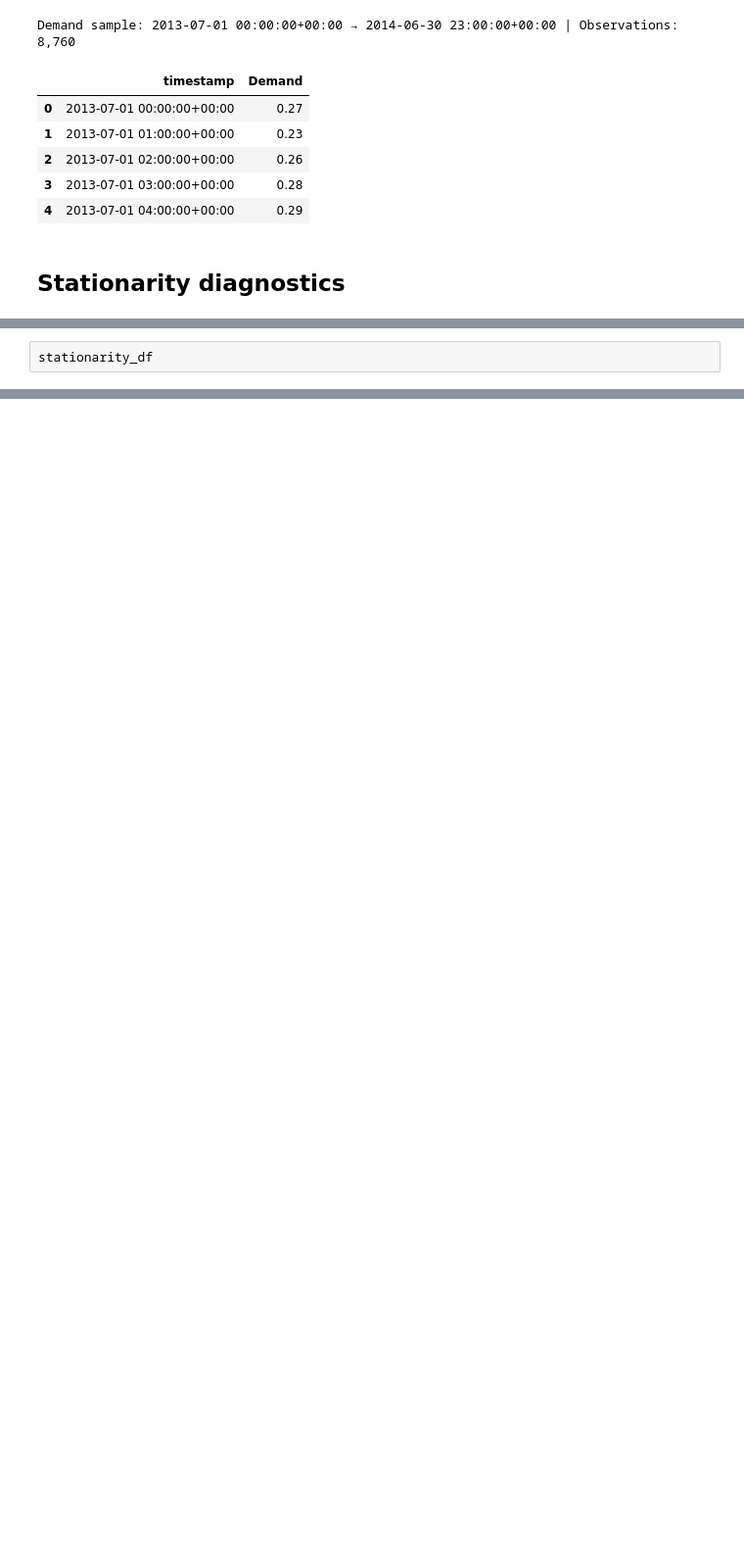
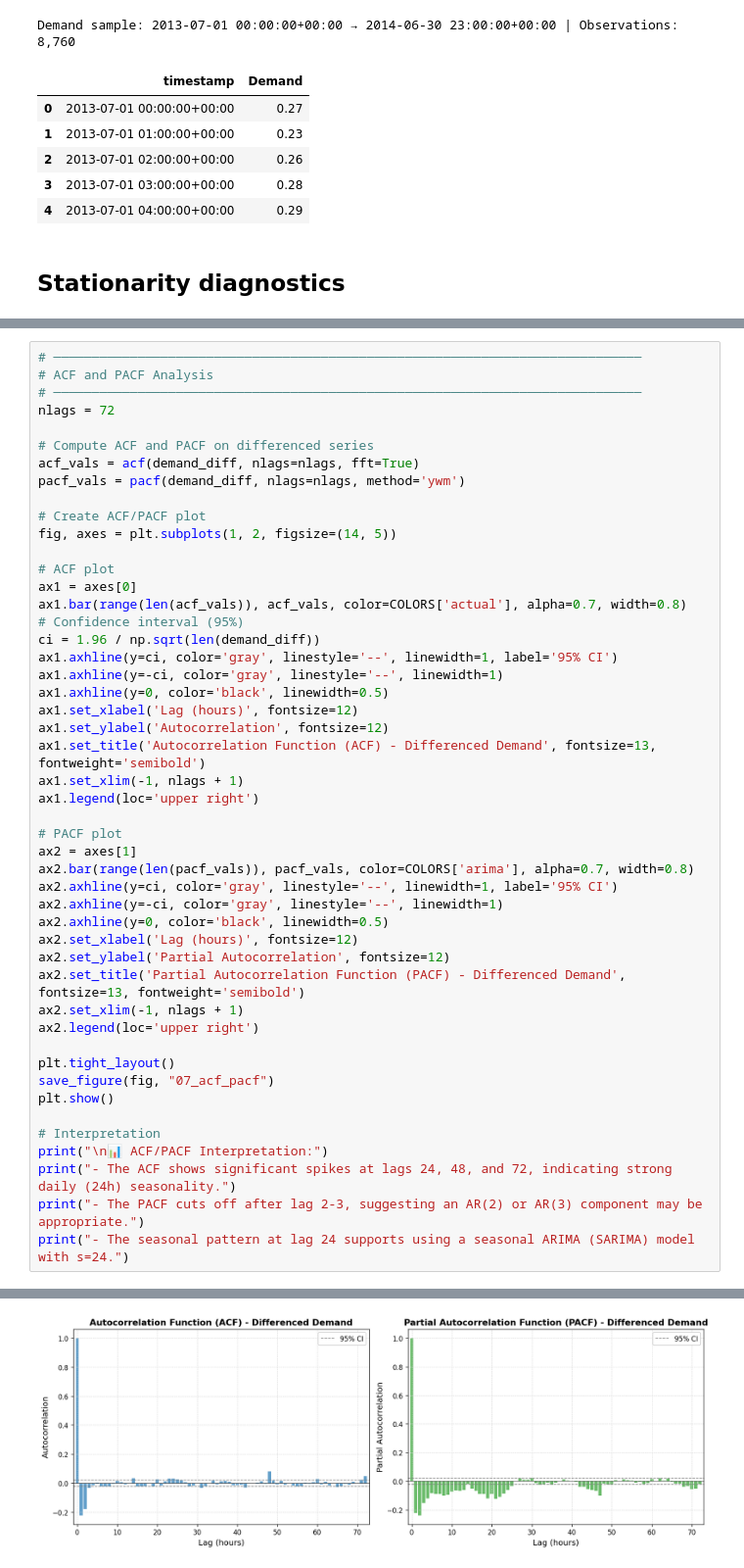
Before and after one commit to samuel29102002/Energy_Data_Science, a Jupyter notebook: notebooks/07_stats_models_ARMA.ipynb, the cells around one changed output, grey strips where cells are left out. Shown at 98% size. Cells and saved outputs as stored; diff of their text form; blank space fills up the shorter version.

```diff
--- a/notebooks/07_stats_models_ARMA.ipynb
+++ b/notebooks/07_stats_models_ARMA.ipynb
@@ -129,3 +147,49 @@ Please upgrade Kaleido to version 1.0.0 or greater (`pip install 'kaleido>=1.0.0
 # %%
-stationarity_df
+# ─────────────────────────────────────────────────────────────────────────────
+# ACF and PACF Analysis
+# ─────────────────────────────────────────────────────────────────────────────
+nlags = 72
+
+# Compute ACF and PACF on differenced series
+acf_vals = acf(demand_diff, nlags=nlags, fft=True)
+pacf_vals = pacf(demand_diff, nlags=nlags, method='ywm')
+
+# Create ACF/PACF plot
+fig, axes = plt.subplots(1, 2, figsize=(14, 5))
+
+# ACF plot
+ax1 = axes[0]
+ax1.bar(range(len(acf_vals)), acf_vals, color=COLORS['actual'], alpha=0.7, width=0.8)
+# Confidence interval (95%)
+ci = 1.96 / np.sqrt(len(demand_diff))
+ax1.axhline(y=ci, color='gray', linestyle='--', linewidth=1, label='95% CI')
+ax1.axhline(y=-ci, color='gray', linestyle='--', linewidth=1)
+ax1.axhline(y=0, color='black', linewidth=0.5)
+ax1.set_xlabel('Lag (hours)', fontsize=12)
+ax1.set_ylabel('Autocorrelation', fontsize=12)
+ax1.set_title('Autocorrelation Function (ACF) - Differenced Demand', fontsize=13, fontweight='semibold')
+ax1.set_xlim(-1, nlags + 1)
+ax1.legend(loc='upper right')
+
+# PACF plot
+ax2 = axes[1]
+ax2.bar(range(len(pacf_vals)), pacf_vals, color=COLORS['arima'], alpha=0.7, width=0.8)
+ax2.axhline(y=ci, color='gray', linestyle='--', linewidth=1, label='95% CI')
+ax2.axhline(y=-ci, color='gray', linestyle='--', linewidth=1)
+ax2.axhline(y=0, color='black', linewidth=0.5)
+ax2.set_xlabel('Lag (hours)', fontsize=12)
+ax2.set_ylabel('Partial Autocorrelation', fontsize=12)
+ax2.set_title('Partial Autocorrelation Function (PACF) - Differenced Demand', fontsize=13, fontweight='semibold')
+ax2.set_xlim(-1, nlags + 1)
+ax2.legend(loc='upper right')
+
+plt.tight_layout()
+save_figure(fig, "07_acf_pacf")
+plt.show()
+
+# Interpretation
+print("\n📊 ACF/PACF Interpretation:")
+print("- The ACF shows significant spikes at lags 24, 48, and 72, indicating strong daily (24h) seasonality.")
+print("- The PACF cuts off after lag 2-3, suggesting an AR(2) or AR(3) component may be appropriate.")
+print("- The seasonal pattern at lag 24 supports using a seasonal ARIMA (SARIMA) model with s=24.")
 # %% [output]
@@ -134,0 +197 @@ stationarity_df
+[figure, added]
```
Also changed, not shown: parts of 18 cells of this notebook, 20 other files.
